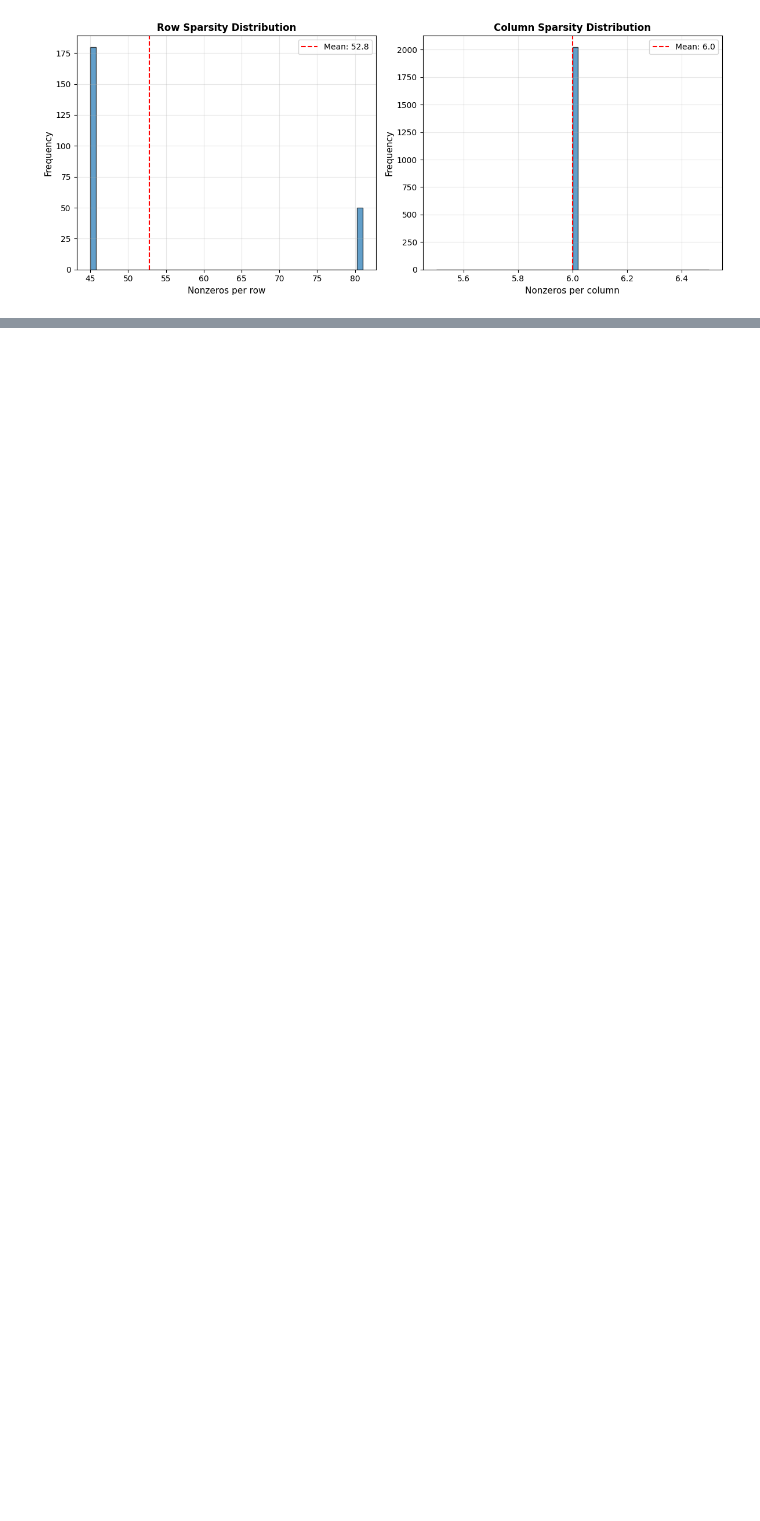
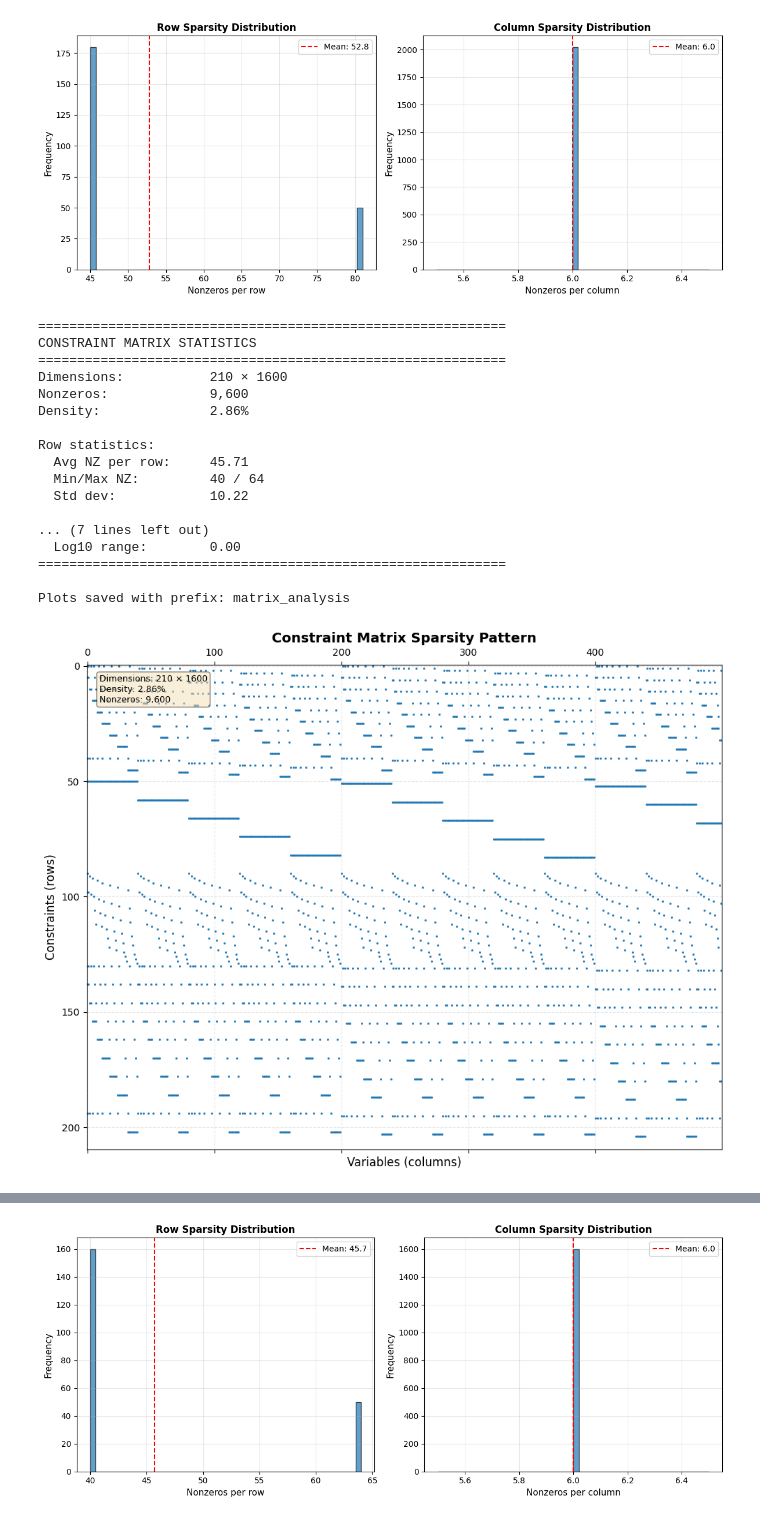
Before and after one commit to MarchisVlad/energy-system-preprocessing, a Jupyter notebook: tools/matrix-visualiser/example_10teams.ipynb, the cells around one changed output, grey strips where cells are left out. Cells and saved outputs as stored; diff of their text form; code cells hidden in the pictures; blank space fills up the shorter version.

```diff
--- a/tools/matrix-visualiser/example_10teams.ipynb
+++ b/tools/matrix-visualiser/example_10teams.ipynb
@@ -87,3 +103,24 @@ Plots saved with prefix: matrix_analysis
 [figure]
 [figure]
 [figure]
+# %%
+analyser_reduced.full_report()
+# %% [output]
+============================================================
+CONSTRAINT MATRIX STATISTICS
+============================================================
+Dimensions:           210 × 1600
+Nonzeros:             9,600
+Density:              2.86%
+
+Row statistics:
+  Avg NZ per row:     45.71
+  Min/Max NZ:         40 / 64
+  Std dev:            10.22
+
+... (7 lines left out)
+  Log10 range:        0.00
+============================================================
+
+Plots saved with prefix: matrix_analysis
+[figure, added]
@@ -89,0 +128 @@ Plots saved with prefix: matrix_analysis
+[figure, added]
```
Also changed, not shown: parts of 8 cells of this notebook, 1 other file.
